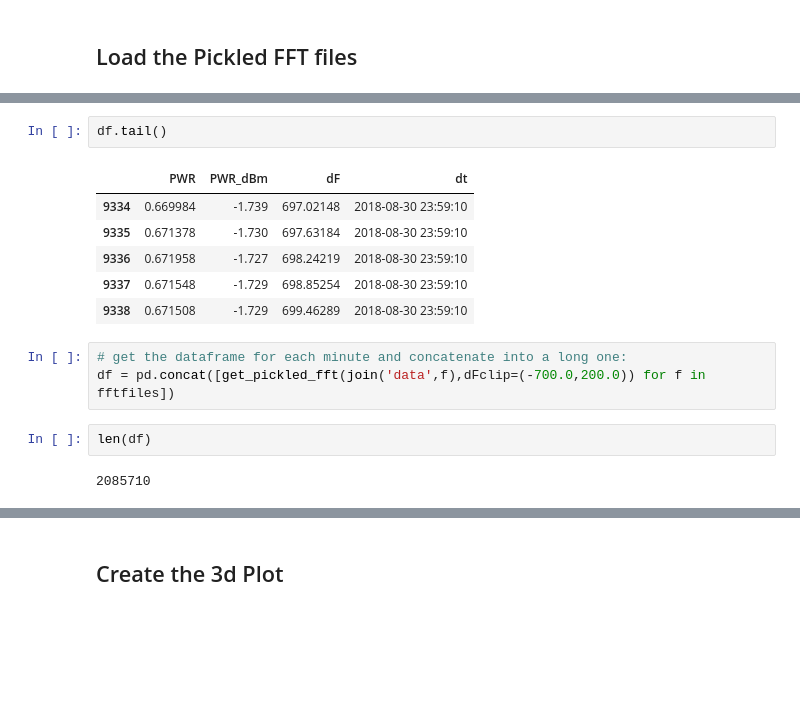
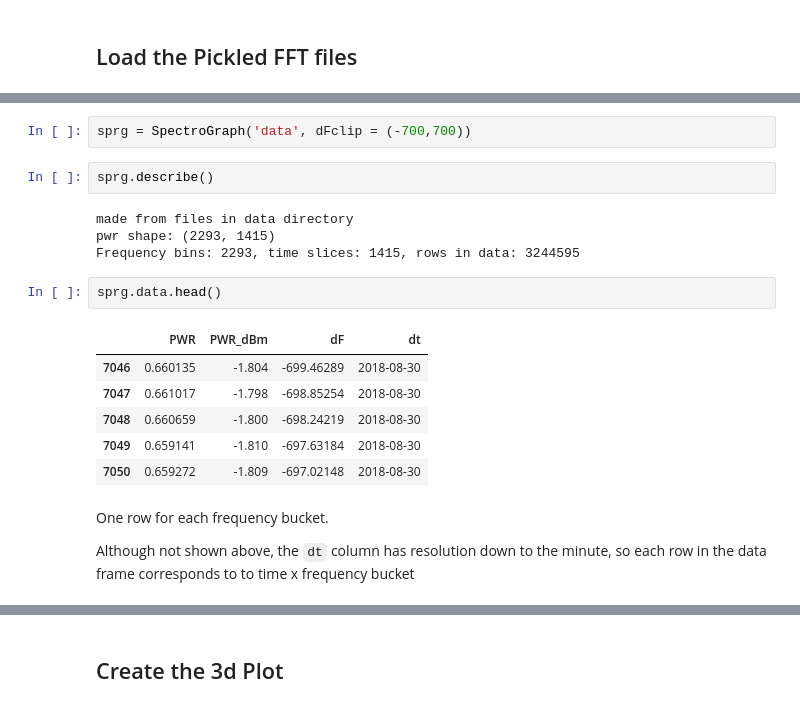
Before and after one commit to kevinmcmanus/HI_Detection, a Jupyter notebook: Plot3D.ipynb, the cells around one changed output, grey strips where cells are left out. Cells and saved outputs as stored; diff of their text form; blank space fills up the shorter version.

```diff
--- a/Plot3D.ipynb
+++ b/Plot3D.ipynb
@@ -60,16 +25,21 @@ df.head()
-# %%
-df.tail()
-# %% [output]
-|  | PWR | PWR_dBm | dF | dt |
-| 9334 | 0.669984 | -1.739 | 697.02148 | 2018-08-30 23:59:10 |
-| 9335 | 0.671378 | -1.730 | 697.63184 | 2018-08-30 23:59:10 |
-| 9336 | 0.671958 | -1.727 | 698.24219 | 2018-08-30 23:59:10 |
-| 9337 | 0.671548 | -1.729 | 698.85254 | 2018-08-30 23:59:10 |
-| 9338 | 0.671508 | -1.729 | 699.46289 | 2018-08-30 23:59:10 |
-# %%
-# get the dataframe for each minute and concatenate into a long one:
-df = pd.concat([get_pickled_fft(join('data',f),dFclip=(-700.0,200.0)) for f in fftfiles])
-# %%
-len(df)
-# %% [output]
-2085710
+# %%
+sprg = SpectroGraph('data', dFclip = (-700,700))
+# %%
+sprg.describe()
+# %% [output]
+made from files in data directory
+pwr shape: (2293, 1415)
+Frequency bins: 2293, time slices: 1415, rows in data: 3244595
+# %%
+sprg.data.head()
+# %% [output]
+|  | PWR | PWR_dBm | dF | dt |
+| 7046 | 0.660135 | -1.804 | -699.46289 | 2018-08-30 |
+| 7047 | 0.661017 | -1.798 | -698.85254 | 2018-08-30 |
+| 7048 | 0.660659 | -1.800 | -698.24219 | 2018-08-30 |
+| 7049 | 0.659141 | -1.810 | -697.63184 | 2018-08-30 |
+| 7050 | 0.659272 | -1.809 | -697.02148 | 2018-08-30 |
+# %% [markdown]
+One row for each frequency bucket.
+
+Although not shown above, the `dt` column has resolution down to the minute, so each row in the data frame corresponds to to time x frequency bucket
```
Also changed, not shown: parts of 26 cells of this notebook.
